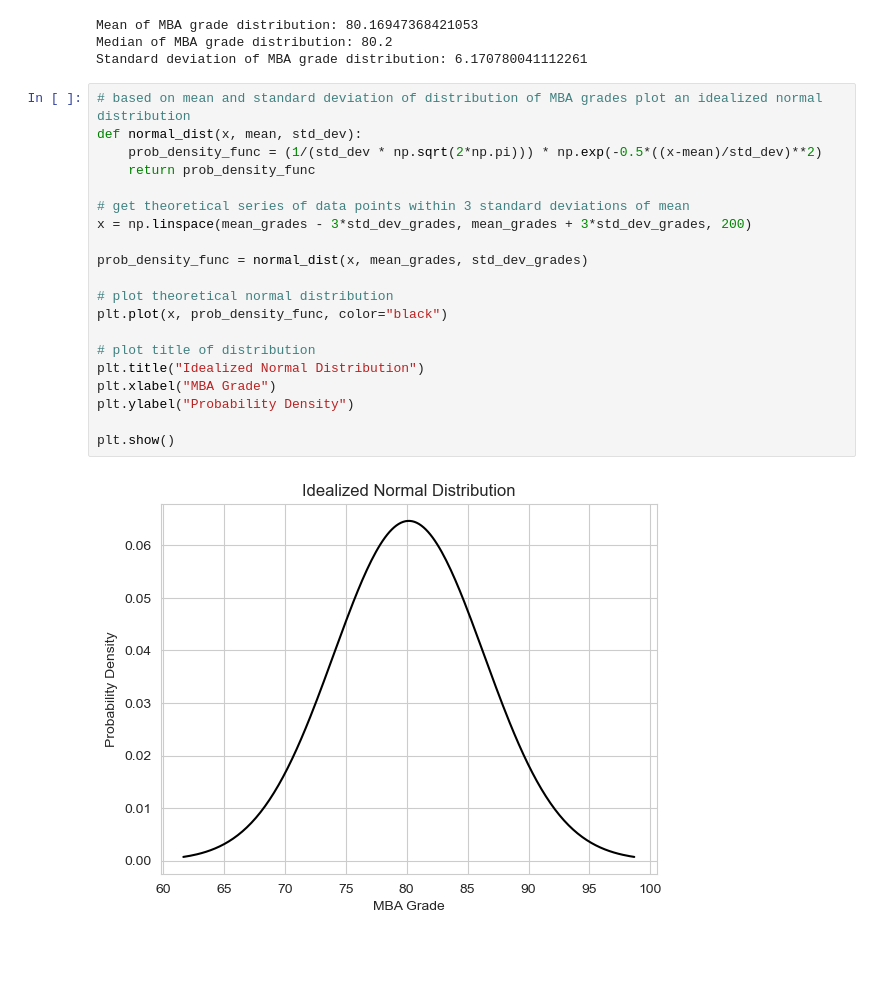
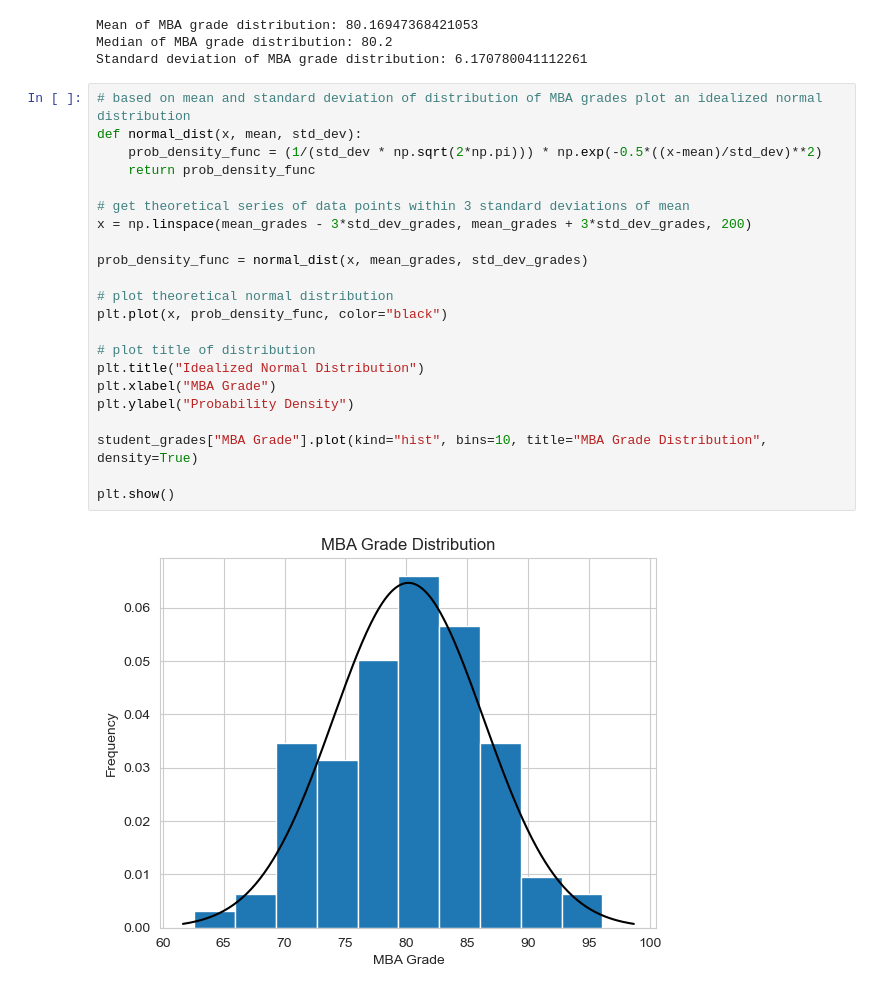
Before and after one commit to MeetPatel89/recruitment_analysis, a Jupyter notebook: dist.ipynb, the cells around one changed output. Drawn from its saved outputs; the diff is of its cells as text; blank space fills up the shorter version.

Commit message:
plot histogram data along with idealized normal distribution for MBA grades

```diff
--- a/dist.ipynb
+++ b/dist.ipynb
@@ -59,22 +44,24 @@ Standard deviation of MBA grade distribution: 6.170780041112261
 # %%
 # based on mean and standard deviation of distribution of MBA grades plot an idealized normal distribution
 def normal_dist(x, mean, std_dev):
     prob_density_func = (1/(std_dev * np.sqrt(2*np.pi))) * np.exp(-0.5*((x-mean)/std_dev)**2)
     return prob_density_func
 
 # get theoretical series of data points within 3 standard deviations of mean
 x = np.linspace(mean_grades - 3*std_dev_grades, mean_grades + 3*std_dev_grades, 200)
 
 prob_density_func = normal_dist(x, mean_grades, std_dev_grades)
 
 # plot theoretical normal distribution
 plt.plot(x, prob_density_func, color="black")
 
 # plot title of distribution
 plt.title("Idealized Normal Distribution")
 plt.xlabel("MBA Grade")
 plt.ylabel("Probability Density")
 
+student_grades["MBA Grade"].plot(kind="hist", bins=10, title="MBA Grade Distribution", density=True)
+
 plt.show()
 # %% [output]
-[figure, old version]
+[figure, new version]
```
Also changed, not shown: parts of 1 cell of this notebook.
